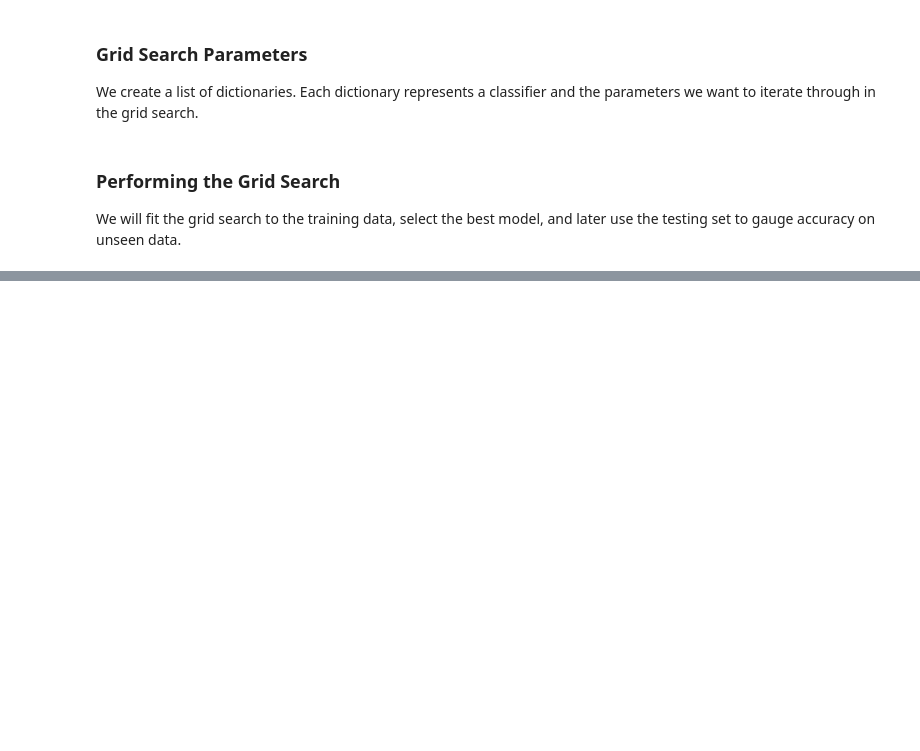
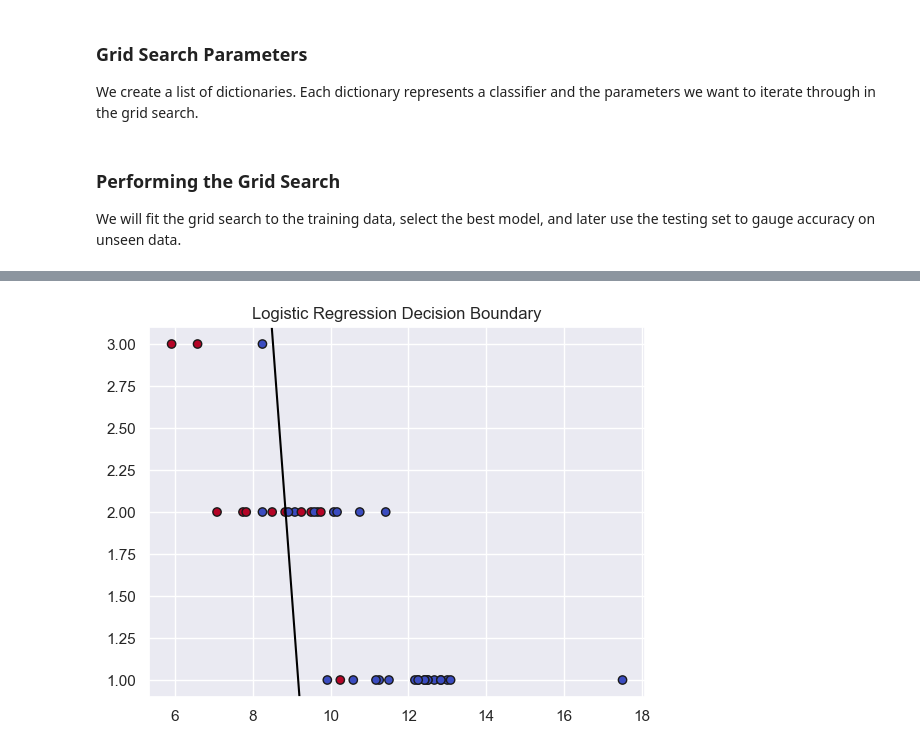
Before and after one commit to DevinGent/shonen-jump-sql, a Jupyter notebook: predicting_success.ipynb, the cells around one changed output, grey strips where cells are left out. Drawn from its saved outputs; the diff is of its cells as text; code cells hidden in the pictures; blank space fills up the shorter version.

```diff
--- a/predicting_success.ipynb
+++ b/predicting_success.ipynb
@@ -688,7 +732,0 @@ grid_search.best_estimator_.score(X_test,y_test)
-# %%
-for params in results.sort_values('rank_test_score').head(10)['params']:
-    temp_pipe = clone(pipe)
-    temp_pipe.set_params(**params)
-    temp_pipe.fit(X_train,y_train)
-    print(temp_pipe)
-    print(temp_pipe.score(X_test,y_test))
@@ -769,0 +768,4 @@ file_to_save
+# %%
+trainer=X_train[['average_placement', 'color_pages']]
+log_reg=LogisticRegression(class_weight=None, solver='lbfgs', max_iter=500)
+log_reg.fit(trainer,y_train)
@@ -769,0 +778,3 @@ file_to_save
+# %%
+X=df[['average_placement', 'color_pages']]
+y=df['success']
@@ -769,0 +796,20 @@ file_to_save
+# %%
+plt.scatter(X.to_numpy()[:, 0], X.to_numpy()[:, 1], c=y, cmap='coolwarm', edgecolors='k')
+
+# 4. Plot Decision Boundary
+ax = plt.gca()
+xlim = ax.get_xlim()
+ylim = ax.get_ylim()
+
+# Create meshgrid to plot boundary
+xx, yy = np.meshgrid(np.linspace(xlim[0], xlim[1], 50),
+                     np.linspace(ylim[0], ylim[1], 50))
+Z = log_reg.predict_proba(np.c_[xx.ravel(), yy.ravel()])[:, 1]
+Z = Z.reshape(xx.shape)
+
+# Contour plot for boundary
+ax.contour(xx, yy, Z, levels=[0.5], colors='black')
+plt.title("Logistic Regression Decision Boundary")
+plt.show()
+# %% [output]
+[figure, added]
```
Also changed, not shown: parts of 38 cells of this notebook.
